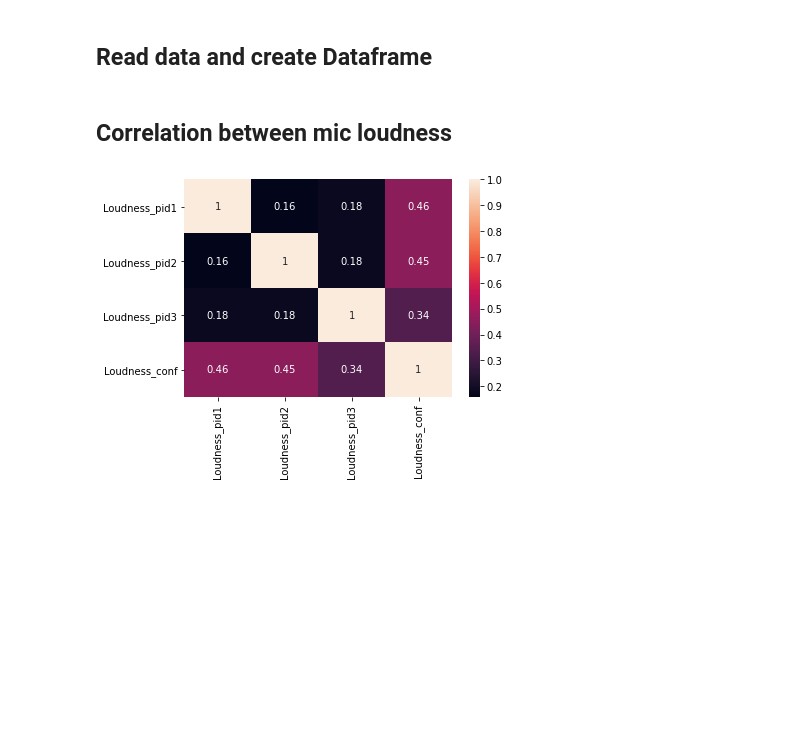
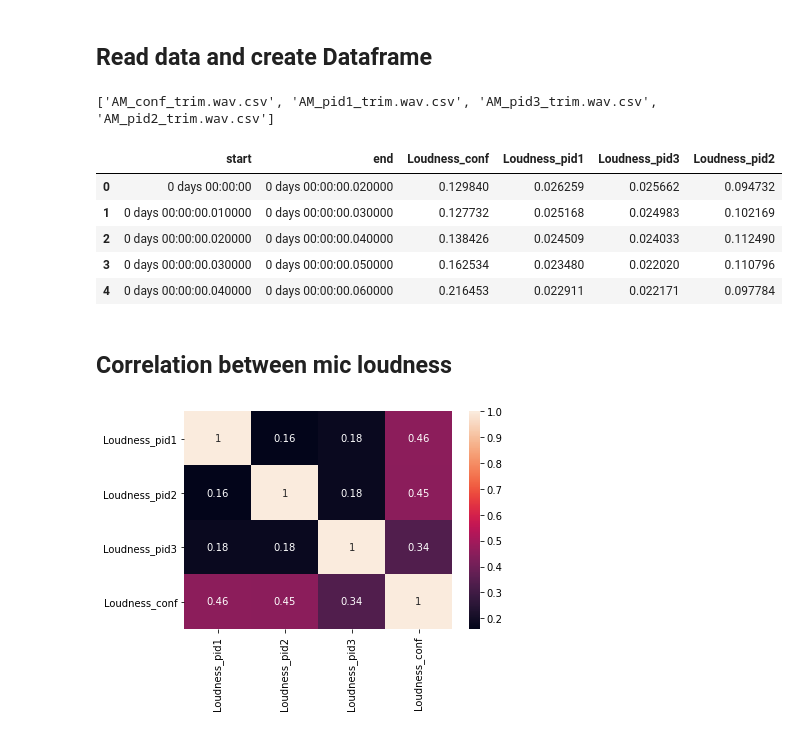
Before and after one commit to SeboLab/GazeClustering, a Jupyter notebook: Audio.ipynb, the cells around one changed output. Drawn from its saved outputs; the diff is of its cells as text; code cells hidden in the pictures; blank space fills up the shorter version.

```diff
--- a/Audio.ipynb
+++ b/Audio.ipynb
@@ -5,35 +5,48 @@ import os
 import pandas as pd
 import numpy as np
 
-# GROUP = "AM"
+GROUP = "AM"
 
-INPUT_PATH = "Audio"
+INPUT_PATH = "../../Downloads/Audio"
 
 # Get csv data
-csv_files = [ file for file in os.listdir(INPUT_PATH) if ".csv" in file ]
+csv_files = [ file for file in os.listdir(INPUT_PATH) if ".csv" in file and file != "AM_who_is_talking.csv" ]
 
 # Get audio files
 audio_files = [ file for file in os.listdir(INPUT_PATH) if ((".wav" in file) & (file not in csv_files)) ]
+
+print(csv_files)
+# %% [output]
+['AM_conf_trim.wav.csv', 'AM_pid1_trim.wav.csv', 'AM_pid3_trim.wav.csv', 'AM_pid2_trim.wav.csv']
 # %%
 # Loudness of each mic
 
 df = pd.DataFrame()
 
 for i, file in enumerate(csv_files):
 
     if "_conf" in file:
         ext = "conf"
     else:
         ext = "pid" + file[file.find("pid") + 3]
 
     temp_df = pd.read_csv(os.path.join(INPUT_PATH, file))
 
     # start and end time stamps -- files are synced
     if i == 0:
         df['start'] = temp_df['start']
         df['end'] = temp_df['end']
 
     df[f"Loudness_{ext}"] = temp_df['Loudness_sma3']
+
+df.head()
+# %% [output]
+|  | start | end | Loudness_conf | Loudness_pid1 | Loudness_pid3 | Loudness_pid2 |
+| 0 | 0 days 00:00:00 | 0 days 00:00:00.020000 | 0.129840 | 0.026259 | 0.025662 | 0.094732 |
+| 1 | 0 days 00:00:00.010000 | 0 days 00:00:00.030000 | 0.127732 | 0.025168 | 0.024983 | 0.102169 |
+| 2 | 0 days 00:00:00.020000 | 0 days 00:00:00.040000 | 0.138426 | 0.024509 | 0.024033 | 0.112490 |
+| 3 | 0 days 00:00:00.030000 | 0 days 00:00:00.050000 | 0.162534 | 0.023480 | 0.022020 | 0.110796 |
+| 4 | 0 days 00:00:00.040000 | 0 days 00:00:00.060000 | 0.216453 | 0.022911 | 0.022171 | 0.097784 |
 # %% [markdown]
 ## Correlation between mic loudness
 # %%
```
Also changed, not shown: parts of 4 cells of this notebook.
